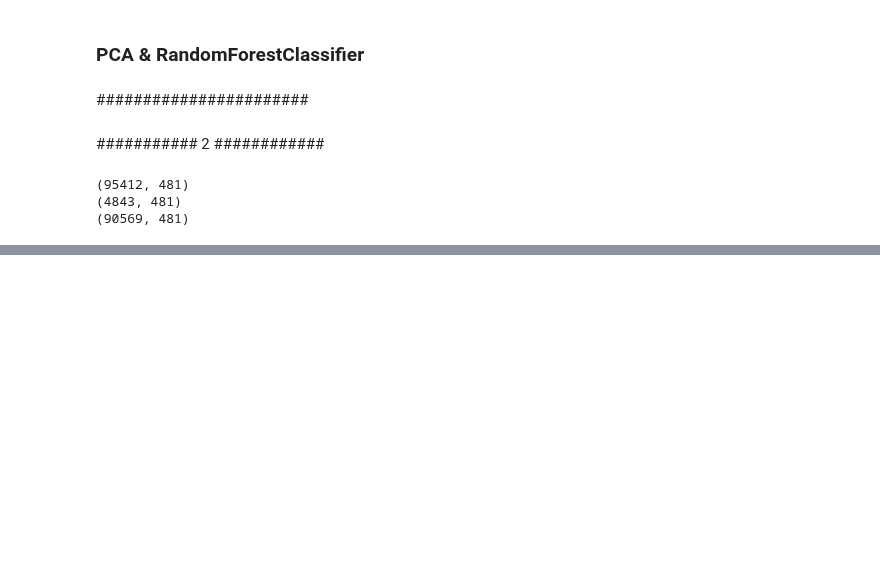
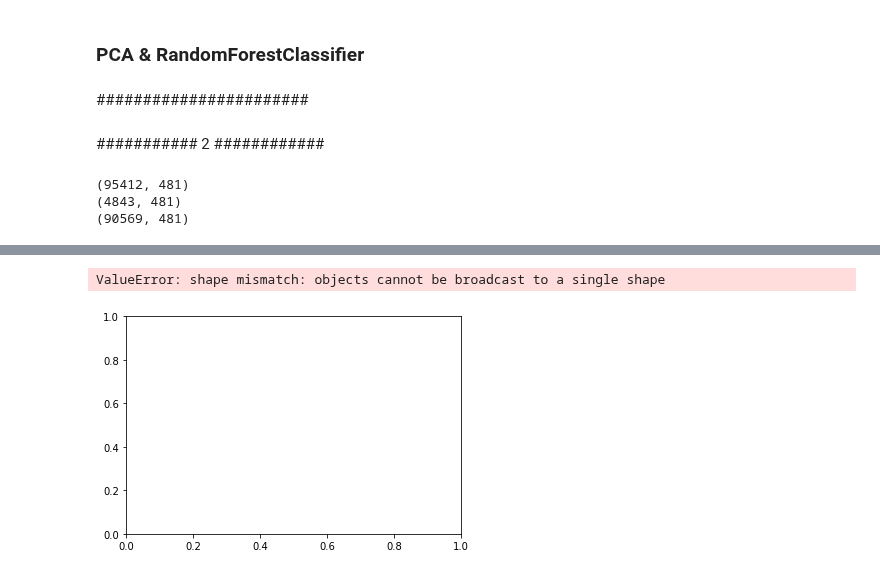
Before and after one commit to meitalis/meitalis_repository, a Jupyter notebook: projects/final/final_project.ipynb, the cells around one changed output, grey strips where cells are left out. Saved outputs shown, nothing was run; the diff lists cells and outputs as text; code cells hidden in the pictures; blank space fills up the shorter version.

```diff
--- a/projects/final/final_project.ipynb
+++ b/projects/final/final_project.ipynb
@@ -444,0 +463,8 @@ array([[17746,   368],
+# %%
+df = pd.read_csv('train.csv',na_values=[' '])
+# %%
+# target b = 1 / all population
+df_true = df[df.TARGET_B==1]
+df_false = df[df.TARGET_B==0]
+
+df_true.shape[0]/df_false.shape[0]
@@ -444,0 +473,7 @@ array([[17746,   368],
+# %%
+# RAMNT_3 ... RAMNT_24
+# conclu: RAMNT_5
+for i in range(3,25):
+    feature = 'RAMNT_' + str(i)
+    mean_all = df[feature].mean()
+    print(feature, 'df_true',df_true[feature].mean() / mean_all, 'df_false',df_false[feature].mean() /mean_all)
@@ -444,0 +606,30 @@ array([[17746,   368],
+# %%
+#print('all_means',all_means)
+#print('true_means',true_means)
+#print('false_means',false_means)
+
+x = np.arange(len(labels))  # the label locations
+#print(x)
+width = 0.35  # the width of the bars
+
+fig, ax = plt.subplots()
+#print('x - width/2',x - width/2)
+#print('width',width)
+#print(len(true_means),len(false_means))
+rects1 = ax.bar(x - width/2, true_means, width, label='true',fill=False)
+
+rects2 = ax.bar(x + width/2, false_means, width, label='false')
+
+# Add some text for labels, title and custom x-axis tick labels, etc.
+
+ax.set_xticks(x)
+ax.set_xticklabels(labels)
+ax.legend()
+
+
+fig.tight_layout()
+
+plt.show()
+# %% [output]
+ValueError: shape mismatch: objects cannot be broadcast to a single shape
+[figure, added]
```
Also changed, not shown: parts of 9 cells of this notebook.
